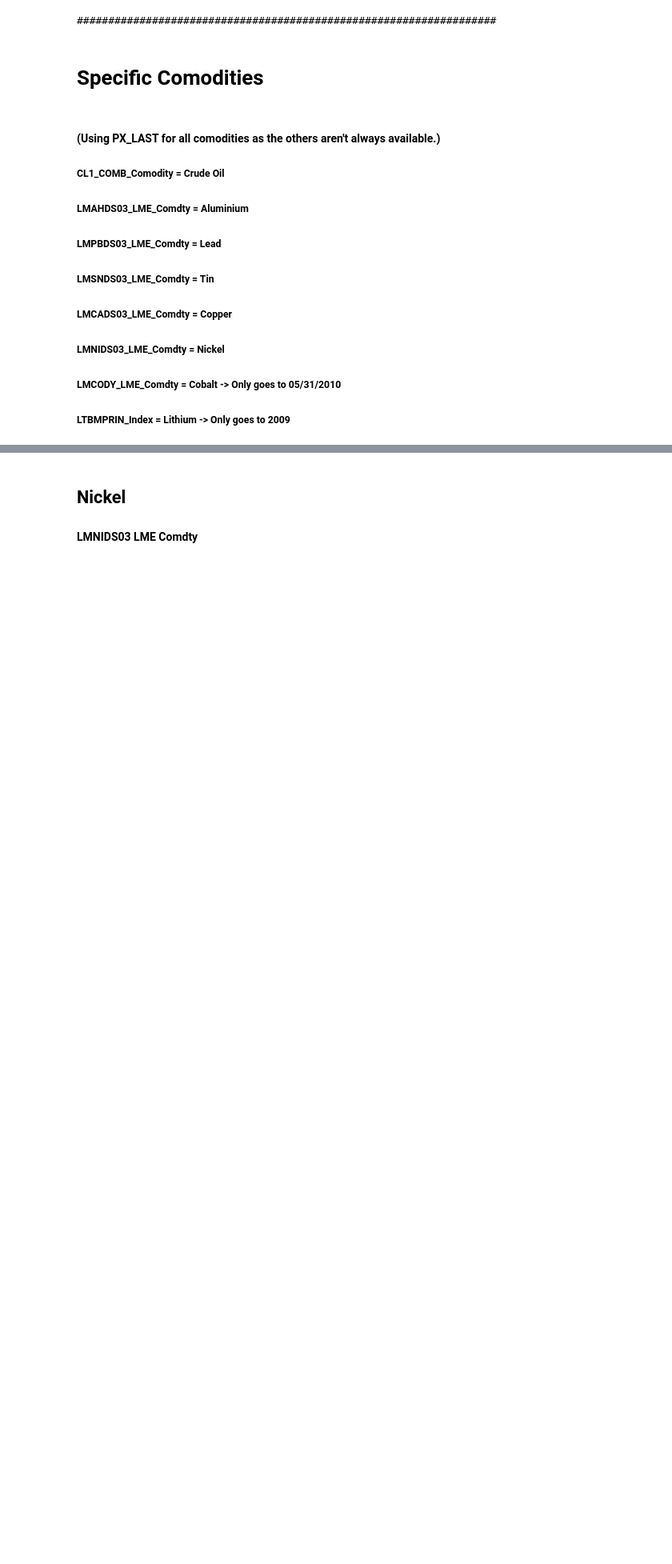
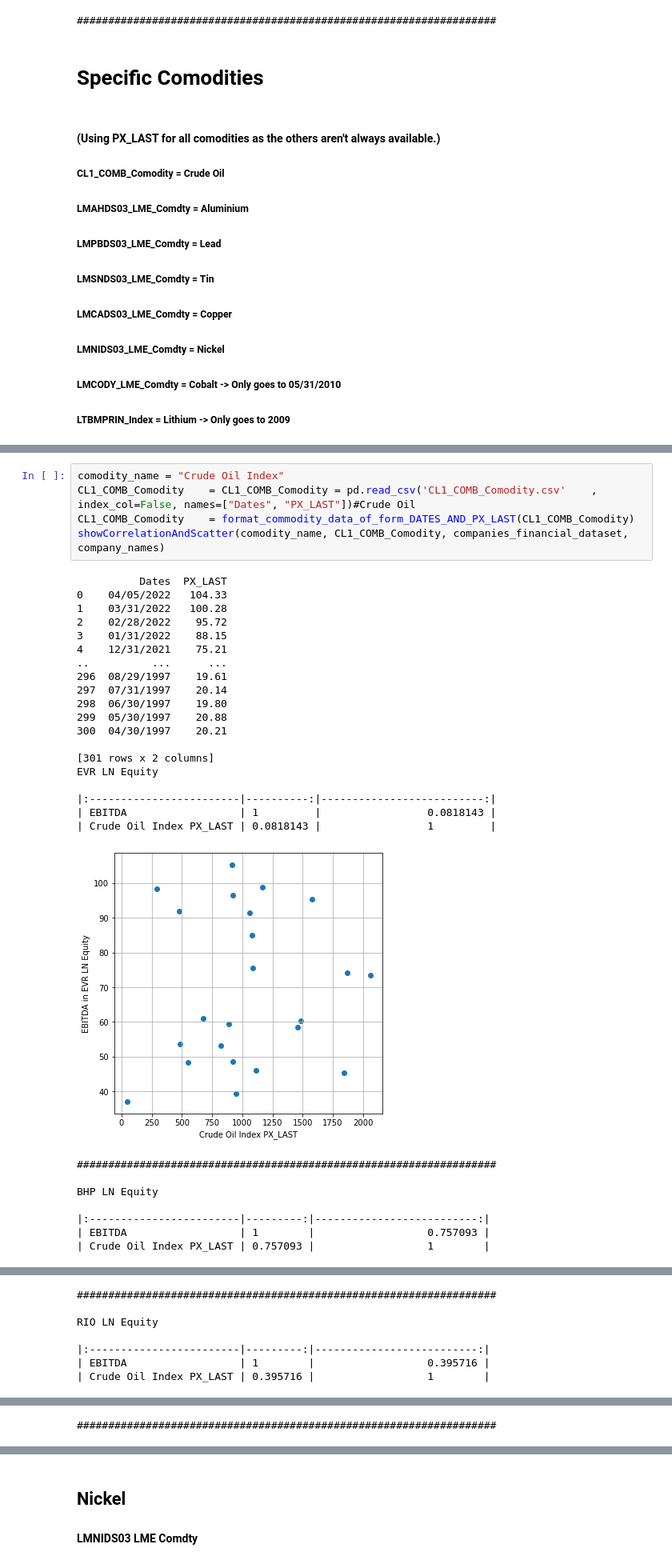
Before and after one commit to ADSMining/Mining, a Jupyter notebook: Notebooks/Datasets/Commodity_price_dataset/CommodityData.ipynb, the cells around one changed output, grey strips where cells are left out. Shown at 80% size. Saved outputs shown, nothing was run; the diff lists cells and outputs as text; blank space fills up the shorter version.

Commit message:
Completed Tin, Copper, Nickel, Aluminium, Crude Oil

```diff
--- a/Notebooks/Datasets/Commodity_price_dataset/CommodityData.ipynb
+++ b/Notebooks/Datasets/Commodity_price_dataset/CommodityData.ipynb
@@ -370,0 +345,33 @@ KeyError: -1
+# %%
+comodity_name = "Crude Oil Index"
+CL1_COMB_Comodity    = CL1_COMB_Comodity = pd.read_csv('CL1_COMB_Comodity.csv'    , index_col=False, names=["Dates", "PX_LAST"])#Crude Oil
+CL1_COMB_Comodity    = format_commodity_data_of_form_DATES_AND_PX_LAST(CL1_COMB_Comodity)
+showCorrelationAndScatter(comodity_name, CL1_COMB_Comodity, companies_financial_dataset, company_names)
+# %% [output]
+          Dates  PX_LAST
+0    04/05/2022   104.33
+1    03/31/2022   100.28
+2    02/28/2022    95.72
+3    01/31/2022    88.15
+4    12/31/2021    75.21
+..          ...      ...
+296  08/29/1997    19.61
+297  07/31/1997    20.14
+298  06/30/1997    19.80
+299  05/30/1997    20.88
+300  04/30/1997    20.21
+
+[301 rows x 2 columns]
+EVR LN Equity
+
+|:------------------------|----------:|--------------------------:|
+| EBITDA                  | 1         |                 0.0818143 |
+| Crude Oil Index PX_LAST | 0.0818143 |                 1         |
+[figure, added]
+###################################################################
+
+BHP LN Equity
+
+|:------------------------|---------:|--------------------------:|
+| EBITDA                  | 1        |                  0.757093 |
+| Crude Oil Index PX_LAST | 0.757093 |                  1        |
@@ -370,0 +379,7 @@ KeyError: -1
+###################################################################
+
+RIO LN Equity
+
+|:------------------------|---------:|--------------------------:|
+| EBITDA                  | 1        |                  0.395716 |
+| Crude Oil Index PX_LAST | 0.395716 |                  1        |
@@ -370,0 +411 @@ KeyError: -1
+###################################################################
```
Also changed, not shown: parts of 18 cells of this notebook, 7 other files.
